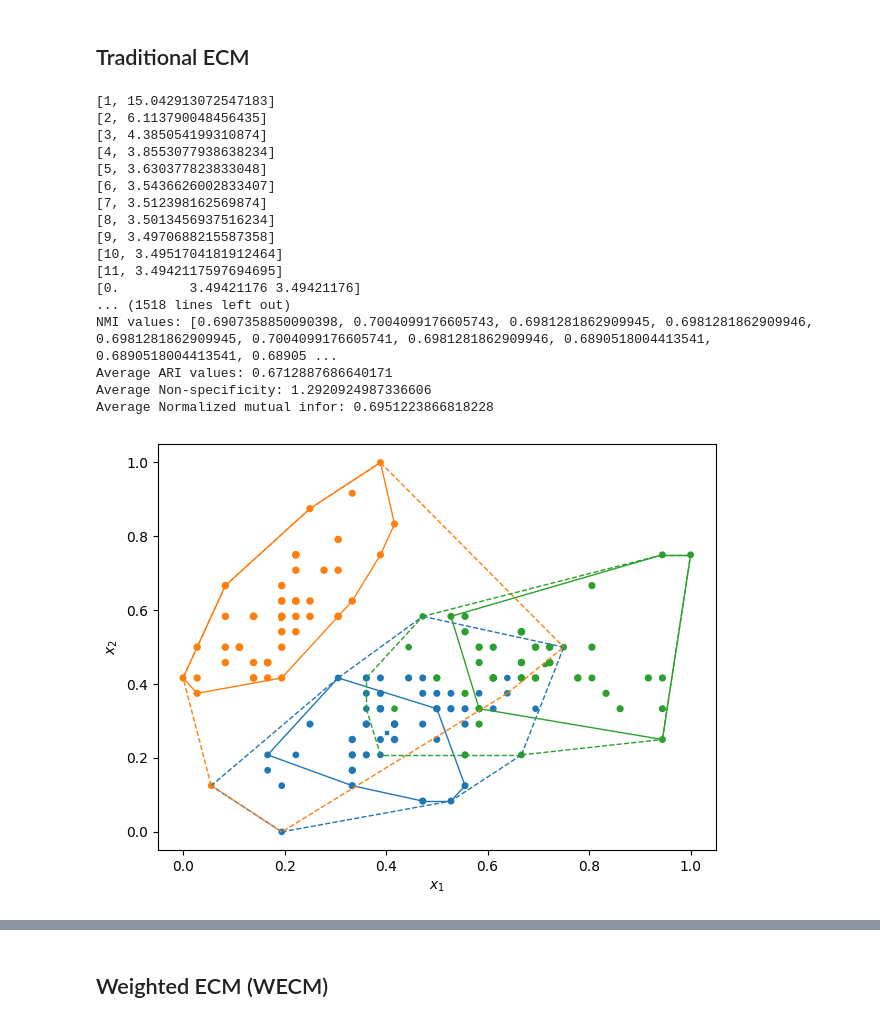
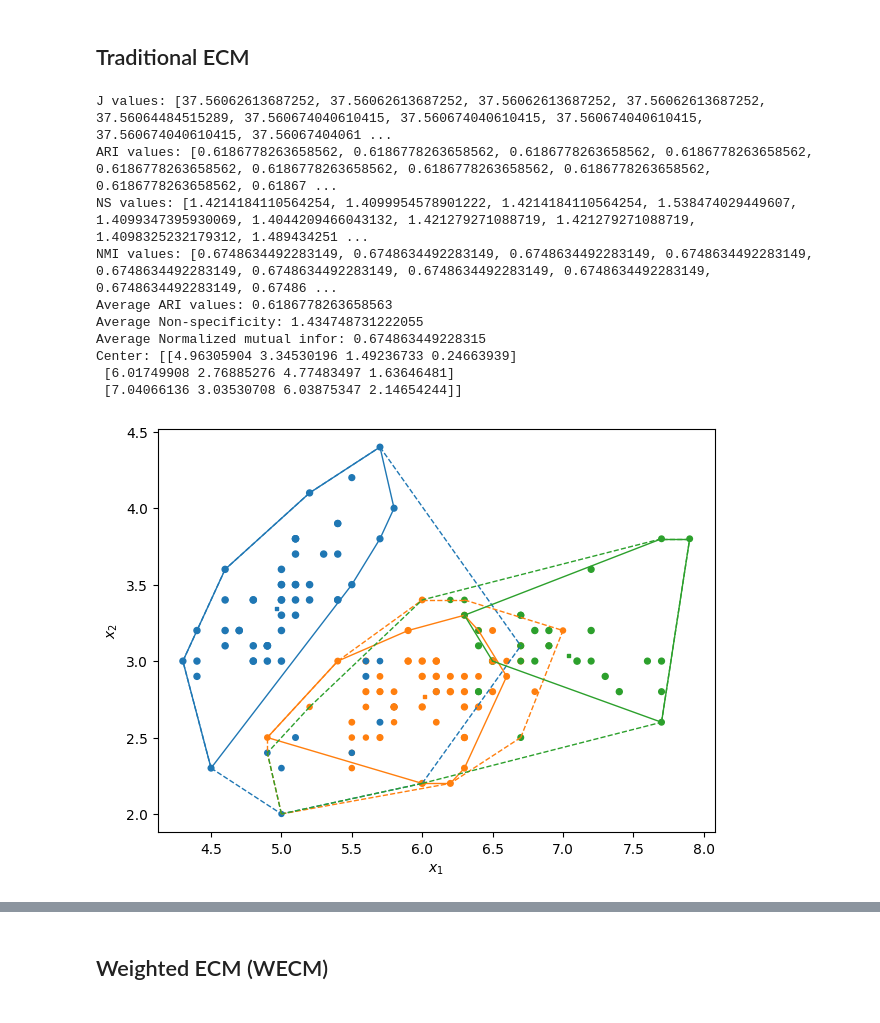
Before and after one commit to tridogithub/evclust, a Jupyter notebook: docs/internship/wecm_iris.ipynb, the cells around one changed output, grey strips where cells are left out. Drawn from its saved outputs; the diff is of its cells as text; code cells hidden in the pictures.

```diff
--- a/docs/internship/wecm_iris.ipynb
+++ b/docs/internship/wecm_iris.ipynb
@@ -30,8 +31,8 @@ markers = ['^', 's', 'o']
 plotting(X, y, ds_name="IRIS", matrix_plot=True, markers=markers)
 
 # Normalization
-scaler = MinMaxScaler((0,1))
-X = pd.DataFrame(scaler.fit_transform(X))
+# scaler = MinMaxScaler((0,1))
+# X = pd.DataFrame(scaler.fit_transform(X))
 # %% [output]
    sepal length  sepal width  petal length  petal width
 0           5.1          3.5           1.4          0.2
@@ -44,53 +45,48 @@ No artists with labels found to put in legend.  Note that artists whose label st
 [figure]
 # %% [markdown]
 ## Traditional ECM
+# %%
+%%capture
+# Traditional ECM clustering
+delta = np.sqrt(20)
+model_list = np.array([])
+for i in range(10):
+    model = ecm(x=X, c=3, beta=2, alpha=1, delta=delta, ntrials=1, init="kmeans")
+    model_list = np.append(model_list, model)
+
+model_list = sorted(model_list, key=lambda x : x['crit'])
+# ARIs
+true_labels = numeric_labels
+predicted_labels_list = list(map(lambda model: np.argmax(model['betp'], axis=1), model_list))
+ari_list = [adjusted_rand_score(true_labels, predicted_labels) for predicted_labels in predicted_labels_list]
+
+# Non-specificity values of top 10
+top_NS = [calculate_non_specificity(model, verbose=False) for model in model_list]
+
+# Normalize mutual infor scores
+NMIs = [normalized_mutual_info_score(true_labels, predicted_labels) for predicted_labels in predicted_labels_list]
 # %%
-# Traditional ECM clustering
-delta = np.sqrt(20)
-model_list = np.array([])
-for i in range(10):
-    model = ecm(x=X, c=3, beta=2, alpha=1, delta=delta, ntrials=10, init="non")
-    model_list = np.append(model_list, model)
-
-model_list = sorted(model_list, key=lambda x : x['crit'])
-# ARIs
-true_labels = numeric_labels
-predicted_labels_list = list(map(lambda model: np.argmax(model['betp'], axis=1), model_list))
-ari_list = [adjusted_rand_score(true_labels, predicted_labels) for predicted_labels in predicted_labels_list]
-
-# Non-specificity values of top 10
-top_NS = [calculate_non_specificity(model, verbose=False) for model in model_list]
-
-# Normalize mutual infor scores
-NMIs = [normalized_mutual_info_score(true_labels, predicted_labels) for predicted_labels in predicted_labels_list]
 
 print(f"J values: {[x['crit'] for x in model_list]}")
 print(f"ARI values: {ari_list}")
 print(f"NS values: {top_NS}")
 print(f"NMI values: {NMIs}")
 print(f"Average ARI values: {np.mean(ari_list)}")
 print(f"Average Non-specificity: {np.mean(top_NS)}")
 print(f"Average Normalized mutual infor: {np.mean(NMIs)}")
-
+print(f"Center: {model_list[0]['g']}")
 # Plotting the the model with the minimum J value
 ev_plot(model_list[0], X=X, cex=20)
 ev_pcaplot(data=X, x=model_list[0], normalize=False, cex=20)
 # %% [output]
-[1, 15.042913072547183]
-[2, 6.113790048456435]
-[3, 4.385054199310874]
-[4, 3.8553077938638234]
-[5, 3.630377823833048]
-[6, 3.5436626002833407]
-[7, 3.512398162569874]
-[8, 3.5013456937516234]
-[9, 3.4970688215587358]
-[10, 3.4951704181912464]
-[11, 3.4942117597694695]
-[0.         3.49421176 3.49421176]
-... (1518 lines left out)
-NMI values: [0.6907358850090398, 0.7004099176605743, 0.6981281862909945, 0.6981281862909946, 0.6981281862909945, 0.7004099176605741, 0.6981281862909946, 0.6890518004413541, 0.6890518004413541, 0.68905 ...
-Average ARI values: 0.6712887686640171
-Average Non-specificity: 1.2920924987336606
-Average Normalized mutual infor: 0.6951223866818228
+J values: [37.56062613687252, 37.56062613687252, 37.56062613687252, 37.56062613687252, 37.56064484515289, 37.560674040610415, 37.560674040610415, 37.560674040610415, 37.560674040610415, 37.56067404061 ...
+ARI values: [0.6186778263658562, 0.6186778263658562, 0.6186778263658562, 0.6186778263658562, 0.6186778263658562, 0.6186778263658562, 0.6186778263658562, 0.6186778263658562, 0.6186778263658562, 0.61867 ...
+NS values: [1.4214184110564254, 1.4099954578901222, 1.4214184110564254, 1.538474029449607, 1.4099347395930069, 1.4044209466043132, 1.421279271088719, 1.421279271088719, 1.4098325232179312, 1.489434251 ...
+NMI values: [0.6748634492283149, 0.6748634492283149, 0.6748634492283149, 0.6748634492283149, 0.6748634492283149, 0.6748634492283149, 0.6748634492283149, 0.6748634492283149, 0.6748634492283149, 0.67486 ...
+Average ARI values: 0.6186778263658563
+Average Non-specificity: 1.434748731222055
+Average Normalized mutual infor: 0.674863449228315
+Center: [[4.96305904 3.34530196 1.49236733 0.24663939]
+ [6.01749908 2.76885276 4.77483497 1.63646481]
+ [7.04066136 3.03530708 6.03875347 2.14654244]]
-[figure, old version]
+[figure, new version]
```
Also changed, not shown: parts of 7 cells of this notebook, 1 other file.
